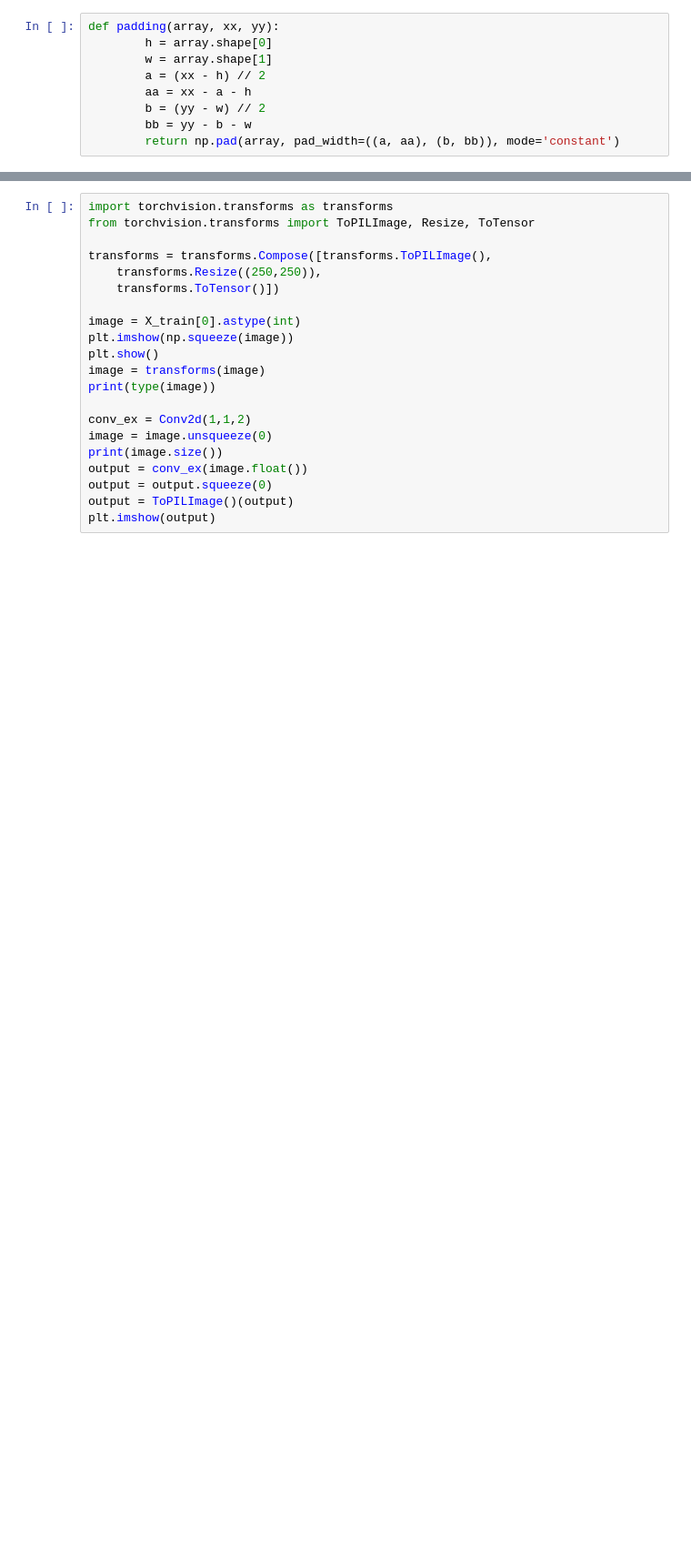
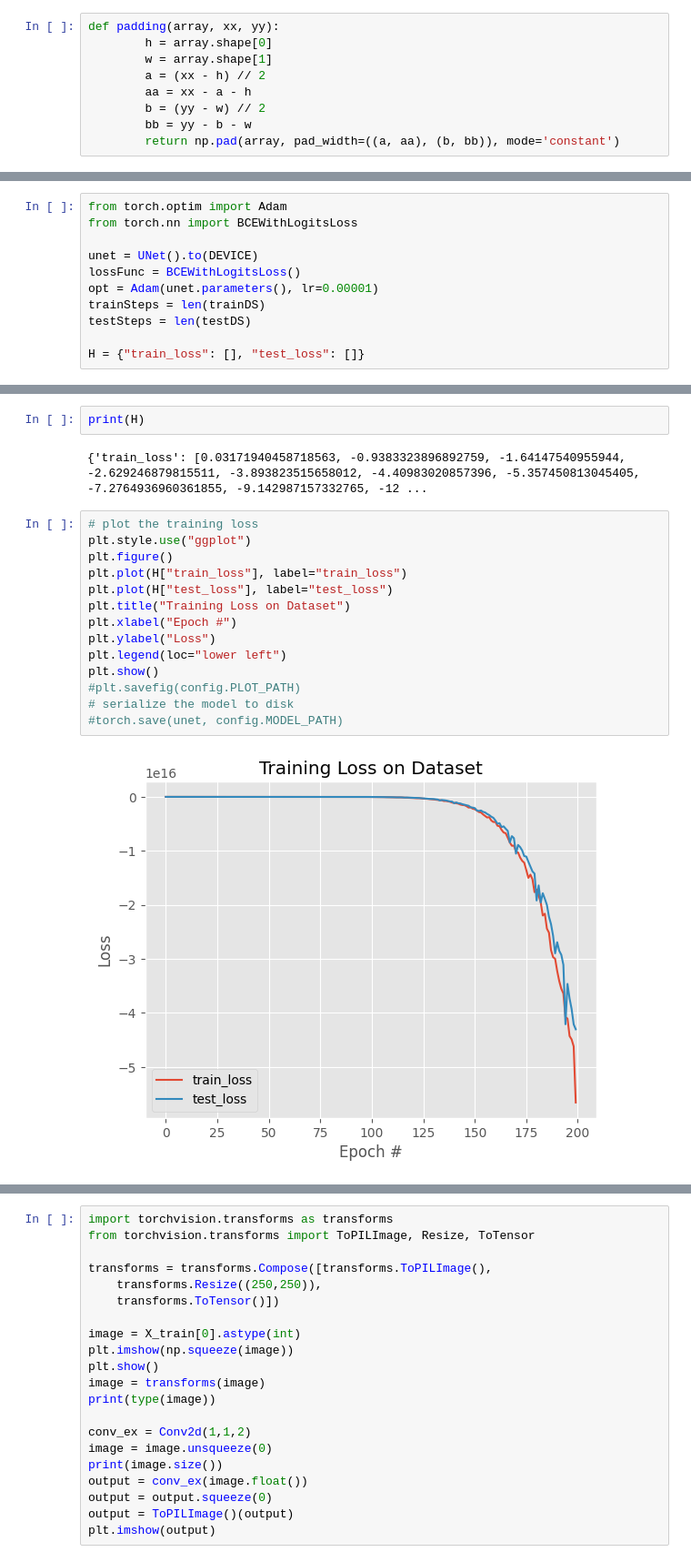
Before and after one commit to rzuberi/u_net_exploration, a Jupyter notebook: u_net_exp.ipynb, the cells around one changed output, grey strips where cells are left out. Shown at 91% size. Saved outputs shown, nothing was run; the diff lists cells and outputs as text; blank space fills up the shorter version.

```diff
--- a/u_net_exp.ipynb
+++ b/u_net_exp.ipynb
@@ -134,0 +283,11 @@ class Block(Module):
+# %%
+from torch.optim import Adam
+from torch.nn import BCEWithLogitsLoss
+
+unet = UNet().to(DEVICE)
+lossFunc = BCEWithLogitsLoss()
+opt = Adam(unet.parameters(), lr=0.00001)
+trainSteps = len(trainDS)
+testSteps = len(testDS)
+
+H = {"train_loss": [], "test_loss": []}
@@ -134,0 +372,20 @@ class Block(Module):
+# %%
+print(H)
+# %% [output]
+{'train_loss': [0.03171940458718563, -0.9383323896892759, -1.64147540955944, -2.629246879815511, -3.893823515658012, -4.40983020857396, -5.357450813045405, -7.2764936960361855, -9.142987157332765, -12 ...
+# %%
+# plot the training loss
+plt.style.use("ggplot")
+plt.figure()
+plt.plot(H["train_loss"], label="train_loss")
+plt.plot(H["test_loss"], label="test_loss")
+plt.title("Training Loss on Dataset")
+plt.xlabel("Epoch #")
+plt.ylabel("Loss")
+plt.legend(loc="lower left")
+plt.show()
+#plt.savefig(config.PLOT_PATH)
+# serialize the model to disk
+#torch.save(unet, config.MODEL_PATH)
+# %% [output]
+[figure, added]
```
Also changed, not shown: parts of 20 cells of this notebook.
